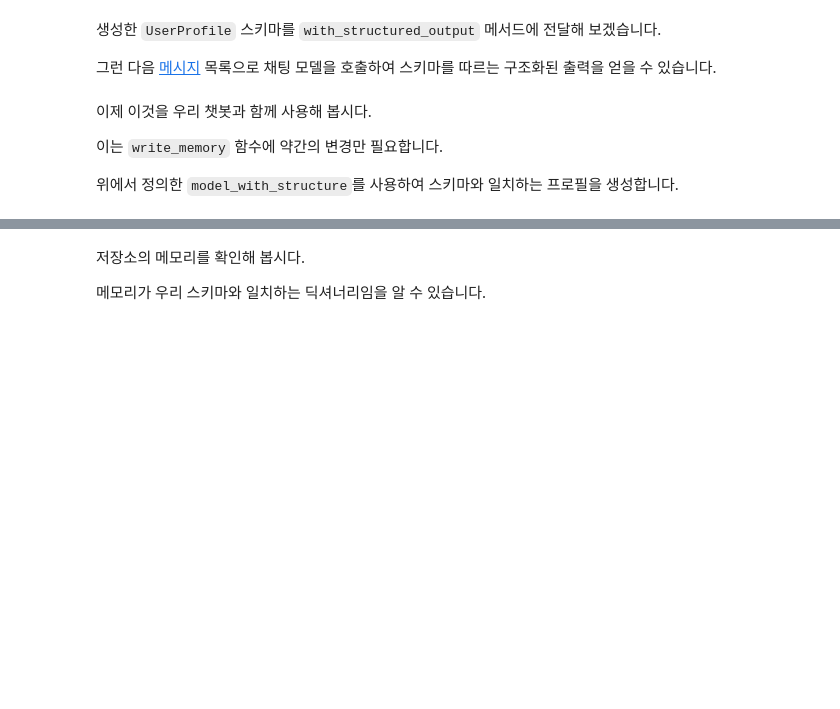
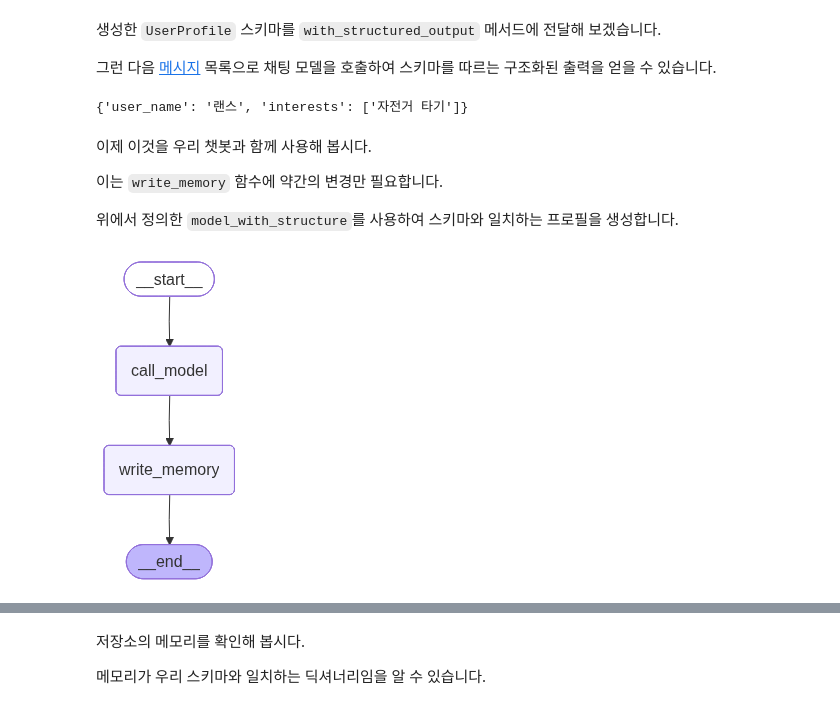
Before and after one commit to jeongsk/langchain-academy, a Jupyter notebook: module-5/2-memoryschema_profile.ipynb, the cells around one changed output, grey strips where cells are left out. Cells and saved outputs as stored; diff of their text form; code cells hidden in the pictures; blank space fills up the shorter version.

```diff
--- a/module-5/2-memoryschema_profile.ipynb
+++ b/module-5/2-memoryschema_profile.ipynb
@@ -127,9 +141,11 @@ model_with_structure = model.with_structured_output(UserProfile)
 
 # 스키마와 일치하는 구조화된 출력을 생성하기 위해 모델 호출
 structured_output = model_with_structure.invoke(
-    [HumanMessage("My name is Lance, I like to bike.")]
+    [HumanMessage("제 이름은 랜스입니다. 자전거 타는 걸 좋아합니다.")]
 )
 structured_output
+# %% [output]
+{'user_name': '랜스', 'interests': ['자전거 타기']}
 # %% [markdown]
 이제 이것을 우리 챗봇과 함께 사용해 봅시다.
 
@@ -204,23 +233,26 @@ def write_memory(state: MessagesState, config: RunnableConfig, store: BaseStore)
 # %%
 # 그래프 정의
 builder = StateGraph(MessagesState)
 builder.add_node("call_model", call_model)
 builder.add_node("write_memory", write_memory)
-builder.add_edge(START, "call_model")
+
+builder.set_entry_point("call_model")
 builder.add_edge("call_model", "write_memory")
-builder.add_edge("write_memory", END)
+builder.set_finish_point("write_memory")
 
 # 장기(스레드 간) 메모리를 위한 저장소
 across_thread_memory = InMemoryStore()
 
 # 단기(스레드 내) 메모리를 위한 체크포인터
 within_thread_memory = MemorySaver()
 
 # 체크포인터와 저장소를 사용하여 그래프 컴파일
 graph = builder.compile(checkpointer=within_thread_memory, store=across_thread_memory)
 
 # 보기
 display(Image(graph.get_graph(xray=1).draw_mermaid_png()))
+# %% [output]
+[figure, added]
 # %%
 # 단기(스레드 내) 메모리를 위해 스레드 ID를 제공합니다.
 # 장기(스레드 간) 메모리를 위해 사용자 ID를 제공합니다.
```
Also changed, not shown: parts of 41 cells of this notebook, 2 other files.
